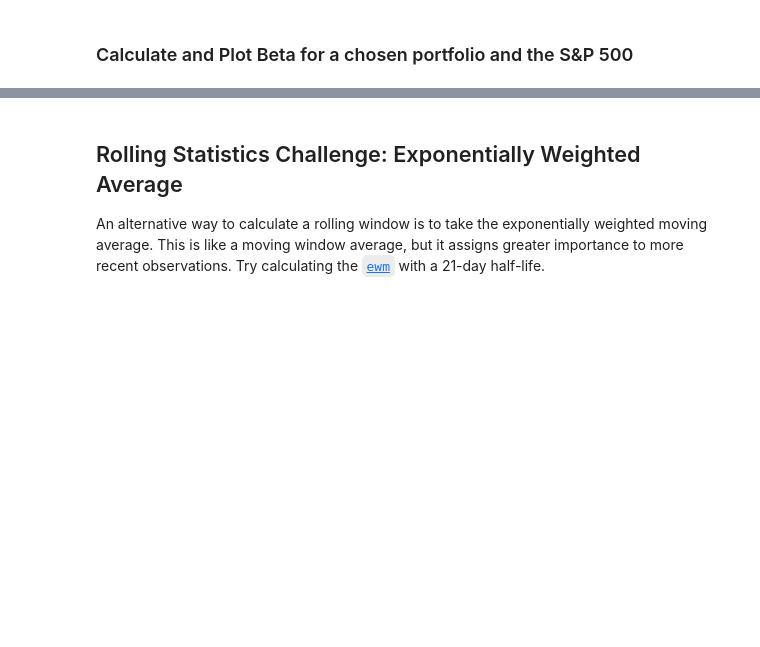
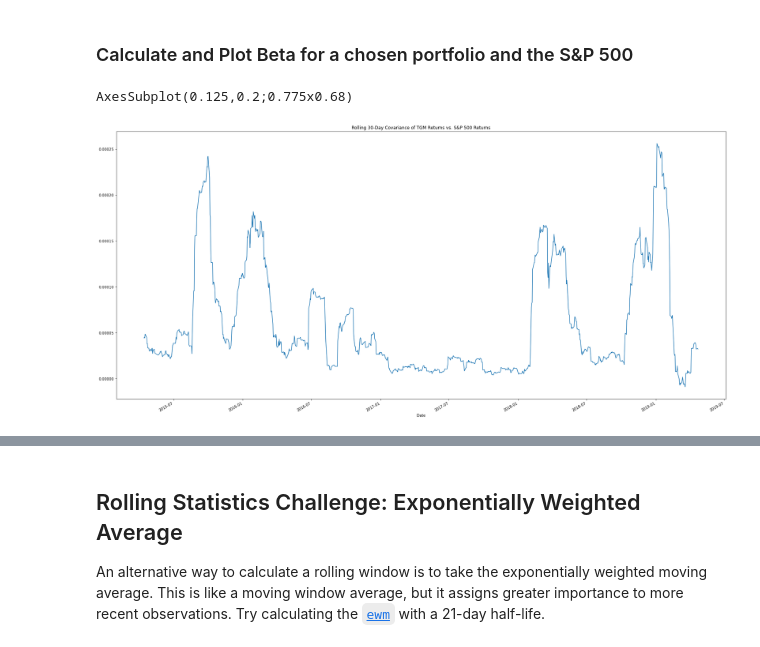
Before and after one commit to OrlandoFuller/A-Whale-Off-the-Portfolio, a Jupyter notebook: whale_analysis.ipynb, the cells around one changed output, grey strips where cells are left out. Cells and saved outputs as stored; diff of their text form; code cells hidden in the pictures; blank space fills up the shorter version.

Commit message:
Calculate and Plot Beta for a chosen portfolio and the S&P 500

```diff
--- a/whale_analysis.ipynb
+++ b/whale_analysis.ipynb
@@ -327,0 +320,18 @@ sns.heatmap(correlation, vmin = -1, vmax = 1)
+# %%
+# Calculate covariance of a single portfolio
+# combined_rtns_df
+covariance = combined_rtns_df['TIGER GLOBAL MANAGEMENT LLC'].cov(combined_rtns_df['S&P 500'])
+
+# Calculate variance of S&P 500
+variance = combined_rtns_df['S&P 500'].var()
+
+# Computing beta
+tgm_beta = covariance / variance
+
+# Plot beta trend
+# 30-day rolling covariance of TGM vs. S&P 500
+rolling_covariance = combined_rtns_df['TIGER GLOBAL MANAGEMENT LLC'].rolling(window=30).cov(combined_rtns_df['S&P 500'])
+print(rolling_covariance.plot(figsize=(30, 15), title='Rolling 30-Day Covariance of TGM Returns vs. S&P 500 Returns'))
+# %% [output]
+AxesSubplot(0.125,0.2;0.775x0.68)
+[figure, added]
```
Also changed, not shown: parts of 3 cells of this notebook.
